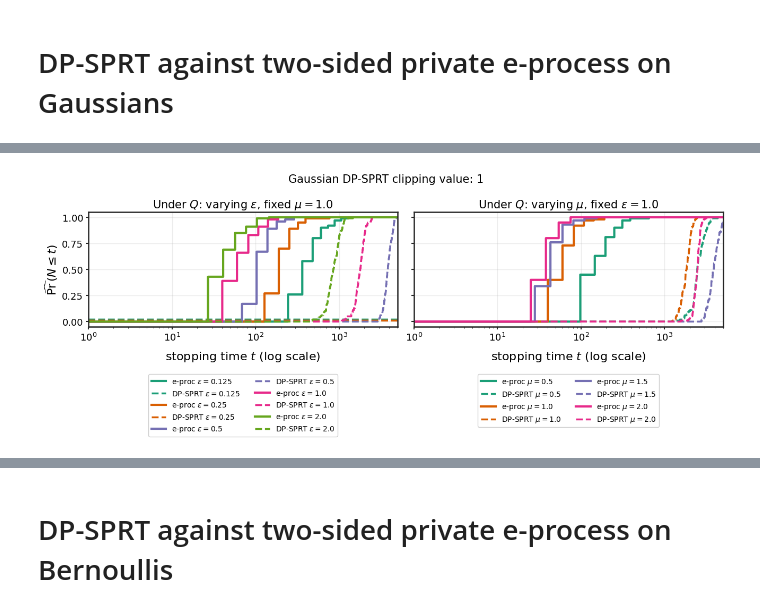
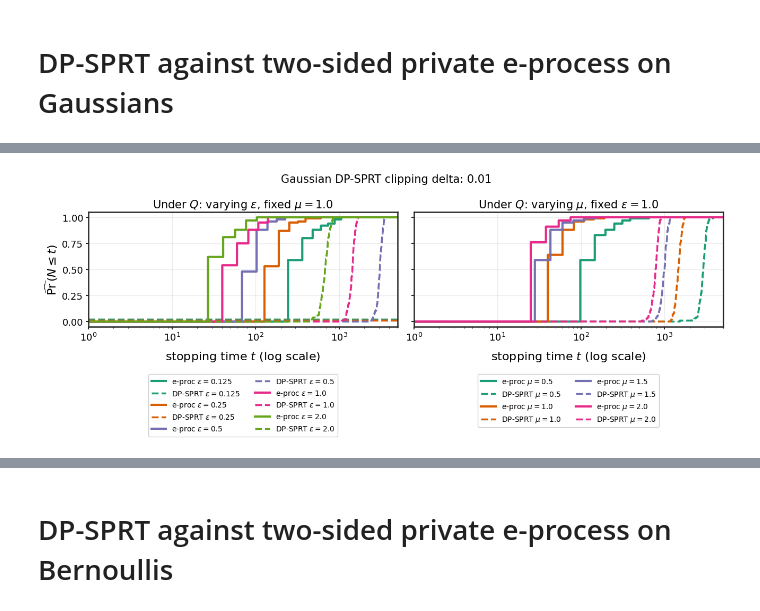
Before and after one commit to tsgonzalez/private-e-values, a Jupyter notebook: dp_sprt_eprocess_ecdf_clean.ipynb, the cells around one changed output, grey strips where cells are left out. Drawn from its saved outputs; the diff is of its cells as text; code cells hidden in the pictures.

```diff
--- a/dp_sprt_eprocess_ecdf_clean.ipynb
+++ b/dp_sprt_eprocess_ecdf_clean.ipynb
@@ -178,16 +178,21 @@ def estimate_growth_mean(logE, mean_under, var_under=1.0, mc=100_000, seed=0):
     x = rng.normal(mean_under, np.sqrt(var_under), mc)
     return logE(x) / len(x)
 # %%
-# ---------- Corrected Gaussian DP-SPRT on sample-sum scale ----------
+# ---------- Corrected Gaussian DP-SPRT on clipped sample-sum scale ----------
+
+def gaussian_mean_clip_bounds(mu, delta=0.01):
+    radius = np.sqrt(2 * np.log(2 / delta))
+    return -radius, mu + radius
+
 
 def dpsprt_gaussian_mean_one_run(mu, eps, true="Q", alpha=0.05, beta=0.05,
-                                 max_n=2_000, gamma=0.5, clip_x=6.0, seed=None):
+                                 max_n=2_000, gamma=0.5, clip_delta=0.01, seed=None):
     # Algorithm-2 DP-SPRT for N(0,1) vs N(mu,1), run on clipped sample sums.
     rng = np.random.default_rng(seed)
     true_mean = 0.0 if true == "P" else mu
 
-    # Sensitivity of sum_i clip(X_i, -clip_x, clip_x).
-    Delta = 2 * clip_x
+    clip_low, clip_high = gaussian_mean_clip_bounds(mu, clip_delta)
+    Delta = clip_high - clip_low
     zeta2 = np.pi**2 / 6
     s = 2.0
 
@@ -201,7 +206,7 @@ def dpsprt_gaussian_mean_one_run(mu, eps, true="Q", alpha=0.05, beta=0.05,
 
     for n in range(1, max_n + 1):
         x = rng.normal(true_mean, 1.0)
-        sum_x += np.clip(x, -clip_x, clip_x)
+        sum_x += np.clip(x, clip_low, clip_high)
 
         Y = rng.laplace(scale=y_scale)
         noisy_sum = sum_x + Y
@@ -220,7 +225,7 @@ def dpsprt_gaussian_mean_one_run(mu, eps, true="Q", alpha=0.05, beta=0.05,
     return max_n + 1, -1
 
 
-def dpsprt_gaussian_taus_Q(mu, eps, trials, max_n, alpha, beta, clip_x, seed=0):
+def dpsprt_gaussian_taus_Q(mu, eps, trials, max_n, alpha, beta, clip_delta=0.01, seed=0):
     rng = np.random.default_rng(seed)
     taus = []
     for _ in range(trials):
@@ -231,7 +236,7 @@ def dpsprt_gaussian_taus_Q(mu, eps, trials, max_n, alpha, beta, clip_x, seed=0):
             alpha=alpha,
             beta=beta,
             max_n=max_n,
-            clip_x=clip_x,
+            clip_delta=clip_delta,
             seed=int(rng.integers(1e9)),
         )
         taus.append(n)
@@ -459,9 +622,9 @@ plt.show()
 # %%
-# ---------- Gaussian: one comparison figure per clipping value ----------
+# ---------- Gaussian: one comparison figure for delta-based clipping ----------
 
-# Only the DP-SPRT curves depend on the clipping value; the two-sided e-process curves do not.
+# Only the DP-SPRT curves depend on the clipping rule; the two-sided e-process curves do not.
 
-# Experiment settings for this clipping sweep.
+# Experiment settings for this delta-based clipping figure.
 alpha = 0.05
 beta = 0.05
 T = 5_000
@@ -473,10 +636,22 @@ mu_fixed = 1.0
 eps_grid = [0.125, 0.25, 0.5, 1.0, 2.0]
 mu_grid = [0.5, 1.0, 1.5, 2.0]
 eps_fixed = 1.0
-clip_grid = [1, 2, 3.0, 4.0]
+clip_delta_grid = [0.01]
 
-for clip_val in clip_grid:
-    gaussian_clip = clip_val
+from IPython.display import Markdown, display
+
+
+def df_to_markdown_table_clipping(df):
+    headers = list(df.columns)
+    lines = ["| " + " | ".join(headers) + " |"]
+    lines.append("| " + " | ".join(["---"] * len(headers)) + " |")
+    for _, row in df.iterrows():
+        lines.append("| " + " | ".join(str(row[col]) for col in headers) + " |")
+    return "\n".join(lines)
+
+
+for clip_delta in clip_delta_grid:
+    clipping_summary_rows = []
 
     fig, axes = plt.subplots(1, 2, figsize=(13, 4.8), sharey=True)
 
@@ -489,14 +664,32 @@ for clip_val in clip_grid:
             two_sided=True, seed=50_000 + int(1000 * ee)
         )
         x, y = ecdf_values(taus_e, T)
+        clipping_summary_rows.append({
+            "experiment": "varying epsilon",
+            "delta": clip_delta,
+            "method": "two-sided private e-process",
+            "epsilon": ee,
+            "mu": mu_fixed,
+            "mean stopping time": np.mean(taus_e),
+            "median stopping time": np.median(taus_e),
+        })
         ax.step(x, y, where="post", color=color, lw=3.0,
                 label=rf"e-proc $\varepsilon={ee}$")
 
         taus_s = dpsprt_gaussian_taus_Q(
-            mu_fixed, ee, R, T, alpha, beta, gaussian_clip,
+            mu_fixed, ee, R, T, alpha, beta, clip_delta,
             seed=60_000 + int(1000 * ee)
         )
         x, y = ecdf_values(taus_s, T)
+        clipping_summary_rows.append({
+            "experiment": "varying epsilon",
+            "delta": clip_delta,
+            "method": "DP-SPRT",
+            "epsilon": ee,
+            "mu": mu_fixed,
+            "mean stopping time": np.mean(taus_s),
+            "median stopping time": np.median(taus_s),
+        })
         ax.step(x, y, where="post", color=color, lw=2.5, ls="--",
                 label=rf"DP-SPRT $\varepsilon={ee}$")
 
@@ -529,42 +722,68 @@ for clip_val in clip_grid:
             two_sided=True, seed=70_000 + int(1000 * mm)
         )
         x, y = ecdf_values(taus_e, T)
+        clipping_summary_rows.append({
+            "experiment": "varying mu",
+            "delta": clip_delta,
+            "method": "two-sided private e-process",
+            "epsilon": eps_fixed,
+            "mu": mm,
+            "mean stopping time": np.mean(taus_e),
+            "median stopping time": np.median(taus_e),
+        })
         ax.step(x, y, where="post", color=color, lw=3.0,
                 label=rf"e-proc $\mu={mm}$")
 
         taus_s = dpsprt_gaussian_taus_Q(
-            mm, eps_fixed, R, T, alpha, beta, gaussian_clip,
+            mm, eps_fixed, R, T, alpha, beta, clip_delta,
             seed=80_000 + int(1000 * mm)
         )
         x, y = ecdf_values(taus_s, T)
+        clipping_summary_rows.append({
+            "experiment": "varying mu",
+            "delta": clip_delta,
+            "method": "DP-SPRT",
+            "epsilon": eps_fixed,
+            "mu": mm,
+            "mean stopping time": np.mean(taus_s),
+            "median stopping time": np.median(taus_s),
+        })
         ax.step(x, y, where="post", color=color, lw=2.5, ls="--",
                 label=rf"DP-SPRT $\mu={mm}$")
 
     ax.set_xscale("log")
     ax.set_xlim(1, T)
     ax.set_title(
         rf"Under $Q$: varying $\mu$, fixed $\varepsilon={eps_fixed}$",
         fontsize=title_fs,
     )
     ax.set_xlabel("stopping time $t$ (log scale)", fontsize=label_fs, labelpad=10)
     style_axis(ax)
     ax.legend(
         fontsize=max(legend_fs - 2, 8),
         loc="upper center",
         bbox_to_anchor=(0.5, -0.38),
         ncol=2,
         frameon=True,
         edgecolor="0.8",
         facecolor="white",
         framealpha=0.95,
     )
 
-    fig.suptitle(rf"Gaussian DP-SPRT clipping value: {clip_val}", fontsize=title_fs, y=1.03)
+    fig.suptitle(rf"Gaussian DP-SPRT clipping delta: {clip_delta}", fontsize=title_fs, y=1.03)
     plt.tight_layout()
     fig.subplots_adjust(bottom=0.43, top=0.88)
 
-    filename = f"gaussian_corrected_dpsprt_vs_two_sided_eprocess_clip_{clip_val}.pdf"
+    filename = f"gaussian_corrected_dpsprt_vs_two_sided_eprocess_clip_delta_{clip_delta}.pdf"
     #plt.savefig(filename, bbox_inches="tight")
     plt.show()
+
+    clipping_summary = pd.DataFrame(clipping_summary_rows)
+    for experiment_name, table_df in clipping_summary.groupby("experiment", sort=False):
+        table_df = table_df[["delta", "method", "epsilon", "mu", "mean stopping time", "median stopping time"]].copy()
+        table_df["mean stopping time"] = table_df["mean stopping time"].round(2)
+        table_df["median stopping time"] = table_df["median stopping time"].round(2)
+        display(Markdown(f"### Gaussian clipping summary: delta={clip_delta}, {experiment_name}"))
+        display(Markdown(df_to_markdown_table_clipping(table_df)))
 # %% [output]
-[figure, old version]
+[figure, new version]
```
Also changed, not shown: parts of 7 cells of this notebook.
